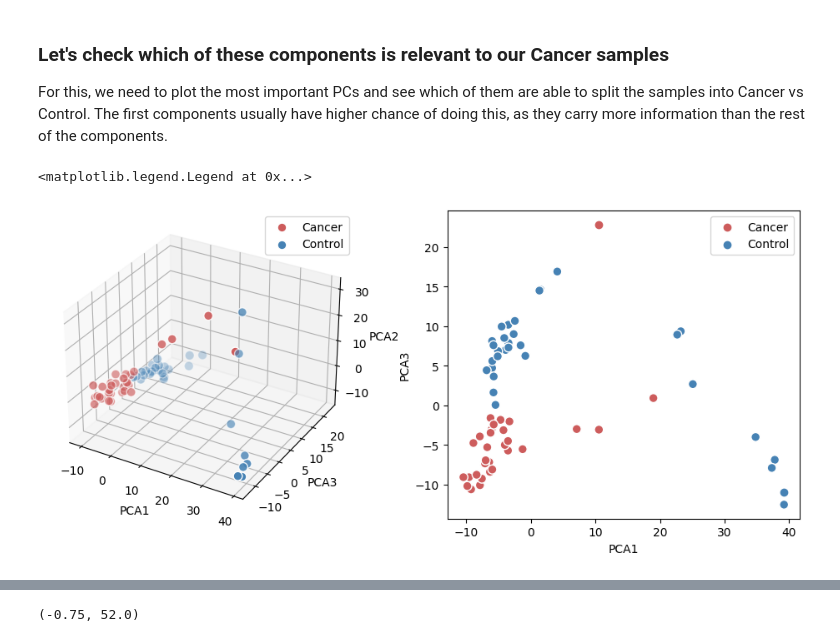
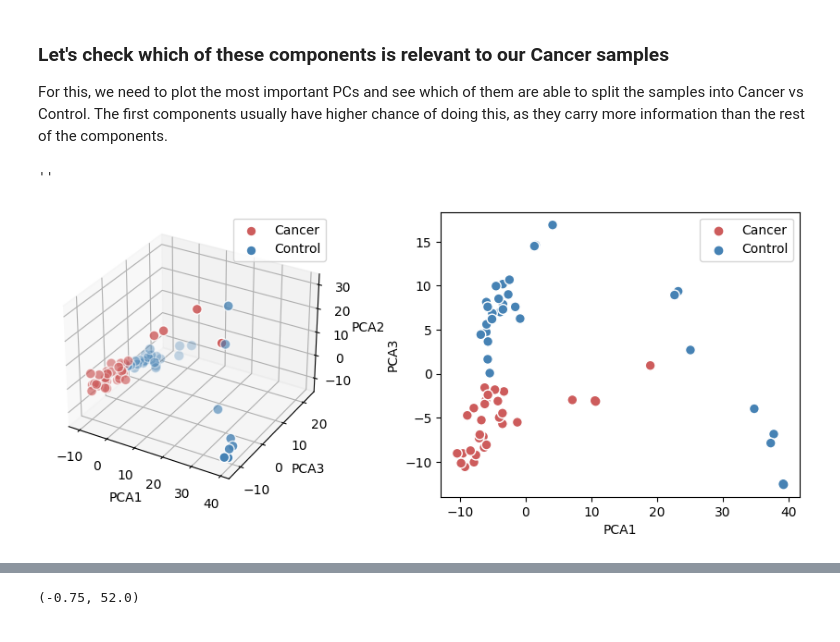
Before and after one commit to abdulrahman1123/analysis_examples, a Jupyter notebook: PCA_colab.ipynb, the cells around one changed output, grey strips where cells are left out. Drawn from its saved outputs; the diff is of its cells as text; code cells hidden in the pictures.

```diff
--- a/PCA_colab.ipynb
+++ b/PCA_colab.ipynb
@@ -154,27 +249,36 @@ For this, we need to plot the most important PCs and see which of them are able
 # %%
 colors = np.where(subgroup=='Control','steelblue','indianred')
 
-fig = plt.figure()
-fig.set_figwidth(12)
+fig = plt.figure(figsize=(11,4))
 ax = fig.add_subplot(121,projection = '3d')
 
 ax.scatter(pca_data['PCA1'],pca_data['PCA3'],pca_data['PCA2'], c=colors, s = 60, edgecolors='white', linewidth = 1)
 ax.set_xlabel('PCA1');ax.set_ylabel('PCA3');ax.set_zlabel('PCA2')
 for group,color in zip(np.unique(subgroup),['indianred','steelblue']):
     ax.scatter(pca_data.loc[subgroup==group,'PCA1'].values[0],pca_data.loc[subgroup==group,'PCA2'].values[0],
                pca_data.loc[subgroup==group,'PCA3'].values[0],s=60,edgecolors='white',c=color, label = group)
 plt.legend()
 
 ax2 = fig.add_subplot(122)
 ax2.scatter(pca_data['PCA1'],pca_data['PCA3'],c = colors, edgecolor = 'white',s = 60)
 ax2.set_xlabel('PCA1');ax2.set_ylabel('PCA3')
 for group,color in zip(np.unique(subgroup),['indianred','steelblue']):
-    ax2.scatter(pca_data.loc[subgroup==group,'PCA1'].values[0],pca_data.loc[subgroup==group,'PCA2'].values[0],
+    ax2.scatter(pca_data.loc[subgroup==group,'PCA1'].values[0],pca_data.loc[subgroup==group,'PCA3'].values[0],
                 c=color, label = group)
 plt.legend()
+
+"""ax3 = fig.add_subplot(133)
+ax3.scatter(pca_data['PCA1'],pca_data['PCA3'],c = colors, edgecolor = 'white',s = 60)
+ax3.set_xlabel('PCA1');ax3.set_ylabel('PCA3')
+for group,color in zip(np.unique(subgroup),['indianred','steelblue']):
+    ax2.scatter(pca_data.loc[subgroup==group,'PCA1'].values[0],pca_data.loc[subgroup==group,'PCA3'].values[0],
+                c=color, label = group)
+plt.legend()
+plt.subplots_adjust(wspace=0.5)"""
+''
 # %% [output]
-<matplotlib.legend.Legend at 0x...>
+''
-[figure, old version]
+[figure, new version]
 # %% [markdown]
 PC #3 seems to get the job done. So, in a sense, we can say that the information carried within PC #3 are relevant to differentiating cancer from control. This means that the RNA sequences you are testing carry information about cancer ... so, good job, this confirms that your choice of genetics are relevant to your problem, which is always good. But, that is not enough ... so, what else can you do with this?
 
```
Also changed, not shown: parts of 11 cells of this notebook.
